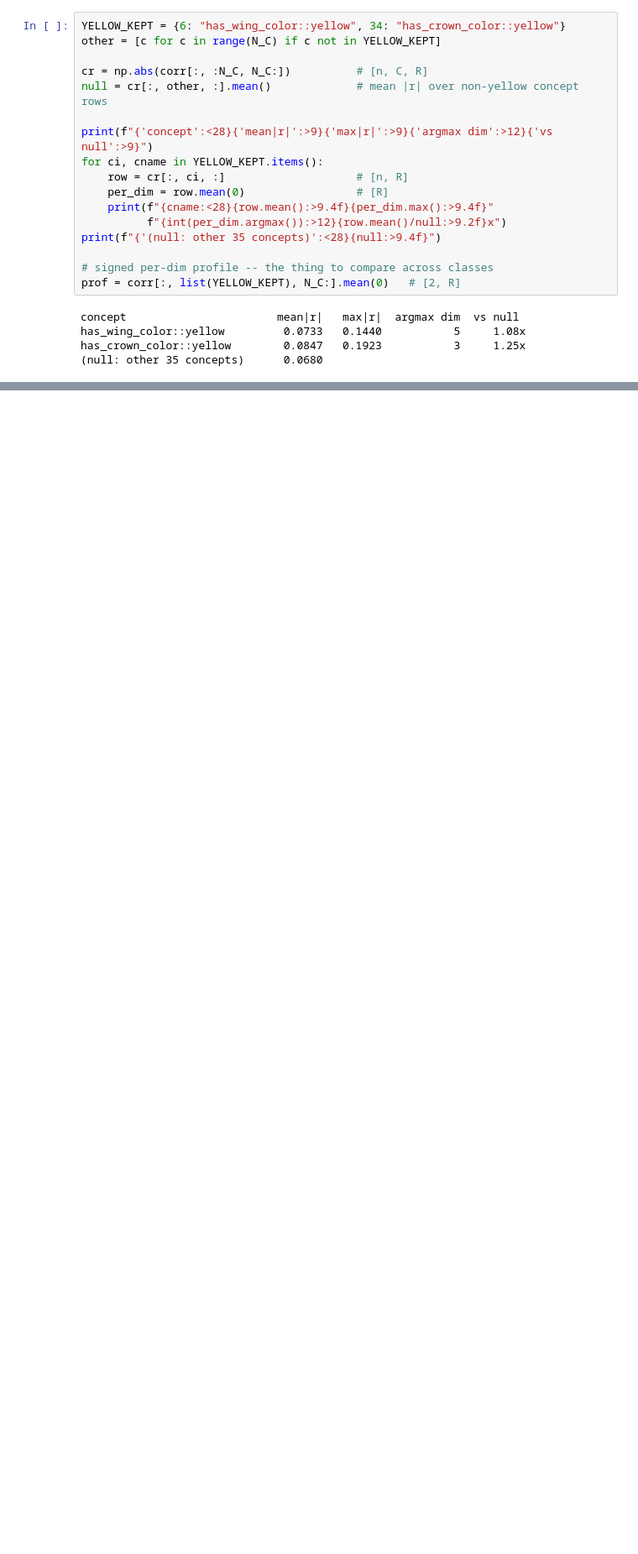
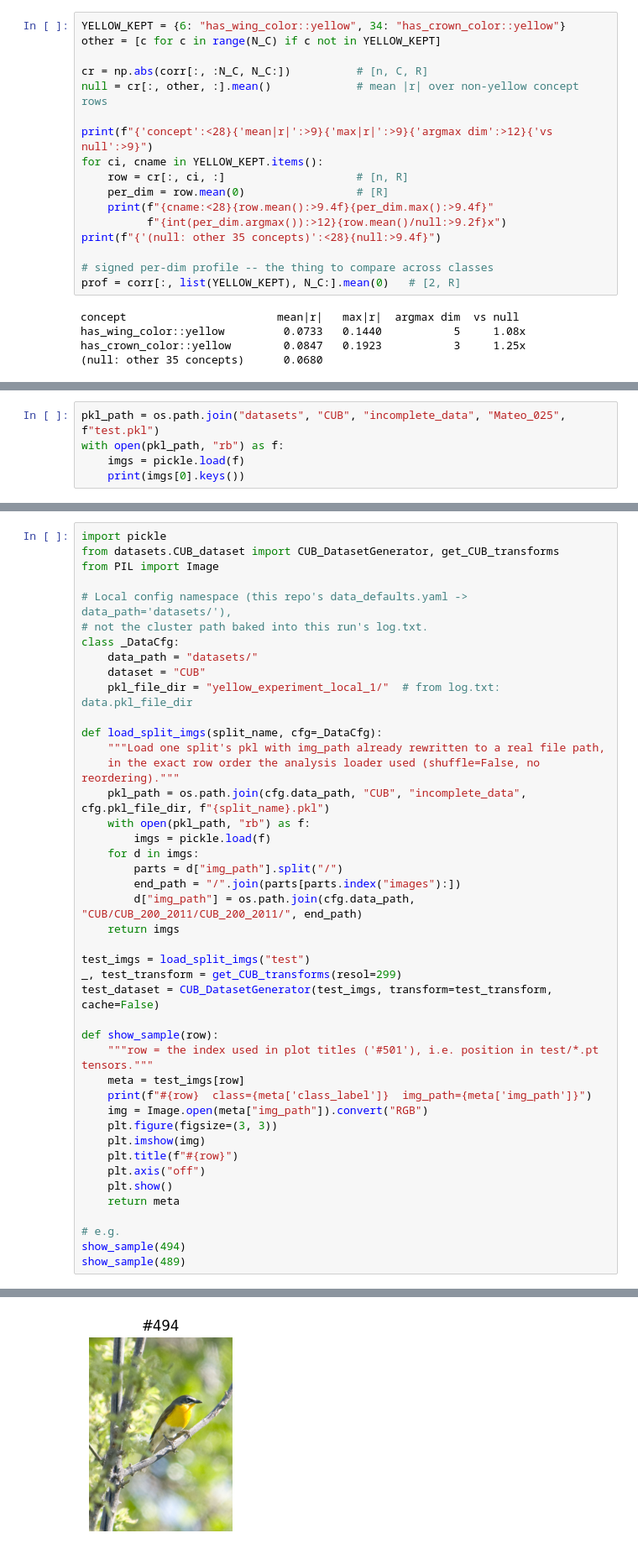
Before and after one commit to stephenmarcou/SCBM_implementation, a Jupyter notebook: CUB_analysis.ipynb, the cells around one changed output, grey strips where cells are left out. Shown at 84% size. Saved outputs shown, nothing was run; the diff lists cells and outputs as text; blank space fills up the shorter version.

```diff
--- a/CUB_analysis.ipynb
+++ b/CUB_analysis.ipynb
@@ -1537,0 +1620,5 @@ OLS c_mu -> res_mu  R^2 (in-sample, test split) = 0.737
+# %%
+pkl_path = os.path.join("datasets", "CUB", "incomplete_data", "Mateo_025", f"test.pkl")
+with open(pkl_path, "rb") as f:
+    imgs = pickle.load(f)
+    print(imgs[0].keys())
@@ -1537,0 +1627,44 @@ OLS c_mu -> res_mu  R^2 (in-sample, test split) = 0.737
+# %%
+import pickle
+from datasets.CUB_dataset import CUB_DatasetGenerator, get_CUB_transforms
+from PIL import Image
+
+# Local config namespace (this repo's data_defaults.yaml -> data_path='datasets/'),
+# not the cluster path baked into this run's log.txt.
+class _DataCfg:
+    data_path = "datasets/"
+    dataset = "CUB"
+    pkl_file_dir = "yellow_experiment_local_1/"  # from log.txt: data.pkl_file_dir
+
+def load_split_imgs(split_name, cfg=_DataCfg):
+    """Load one split's pkl with img_path already rewritten to a real file path,
+    in the exact row order the analysis loader used (shuffle=False, no reordering)."""
+    pkl_path = os.path.join(cfg.data_path, "CUB", "incomplete_data", cfg.pkl_file_dir, f"{split_name}.pkl")
+    with open(pkl_path, "rb") as f:
+        imgs = pickle.load(f)
+    for d in imgs:
+        parts = d["img_path"].split("/")
+        end_path = "/".join(parts[parts.index("images"):])
+        d["img_path"] = os.path.join(cfg.data_path, "CUB/CUB_200_2011/CUB_200_2011/", end_path)
+    return imgs
+
+test_imgs = load_split_imgs("test")
+_, test_transform = get_CUB_transforms(resol=299)
+test_dataset = CUB_DatasetGenerator(test_imgs, transform=test_transform, cache=False)
+
+def show_sample(row):
+    """row = the index used in plot titles ('#501'), i.e. position in test/*.pt tensors."""
+    meta = test_imgs[row]
+    print(f"#{row}  class={meta['class_label']}  img_path={meta['img_path']}")
+    img = Image.open(meta["img_path"]).convert("RGB")
+    plt.figure(figsize=(3, 3))
+    plt.imshow(img)
+    plt.title(f"#{row}")
+    plt.axis("off")
+    plt.show()
+    return meta
+
+# e.g.
+show_sample(494)
+show_sample(489)
+# %% [output]
@@ -1537,0 +1672 @@ OLS c_mu -> res_mu  R^2 (in-sample, test split) = 0.737
+[figure, added]
```
Also changed, not shown: parts of 11 cells of this notebook, 13 other files.
